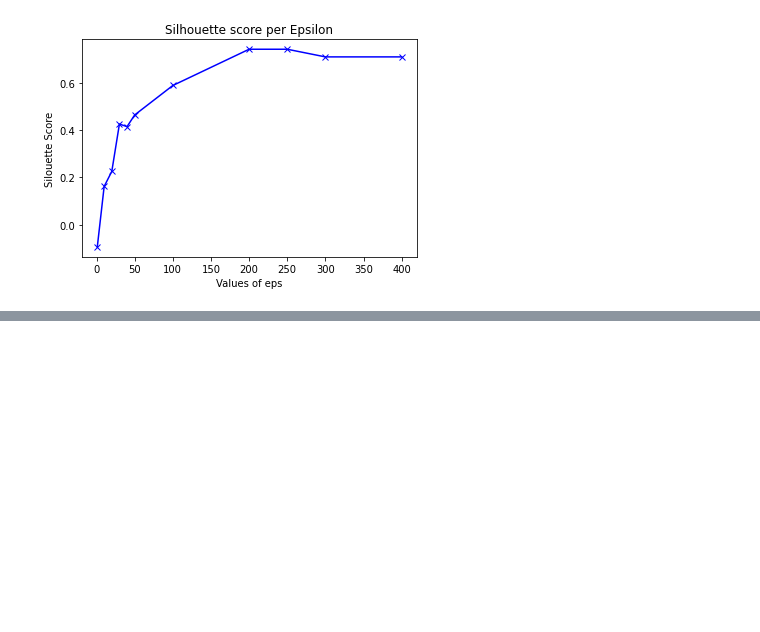
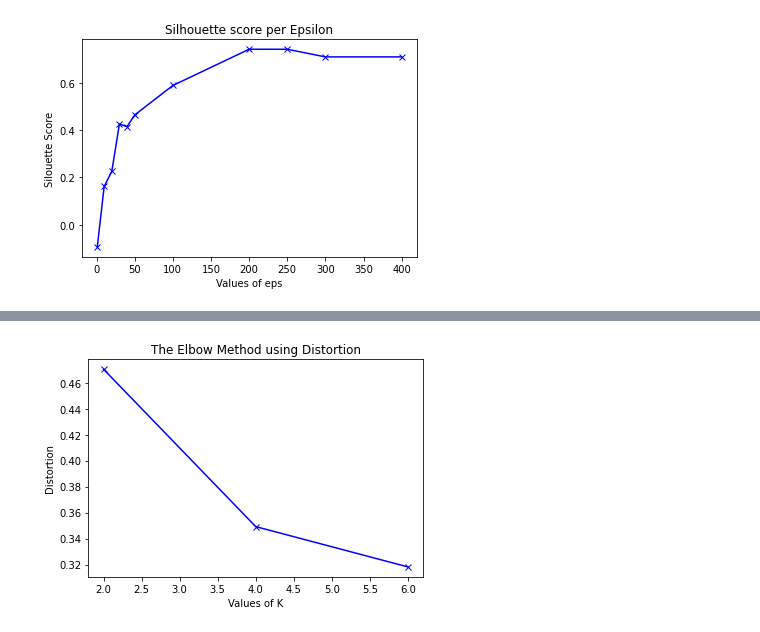
Before and after one commit to hahahannes/rna-clustering, a Jupyter notebook: notebook.ipynb, the cells around one changed output, grey strips where cells are left out. Saved outputs shown, nothing was run; the diff lists cells and outputs as text; code cells hidden in the pictures; blank space fills up the shorter version.

```diff
--- a/notebook.ipynb
+++ b/notebook.ipynb
@@ -63 +64,8 @@ find_best_number_clusters(df)
+# %%
+df = df_all[['number_exons', 'length_from_pos', 'ratio_t']]
+k = [2, 4, 6]
+best_k, scores = find_best_number_clusters(df, k)
+plot_elbow(k, scores)
+# %% [output]
+[figure, added]
 # %%
```
Also changed, not shown: parts of 17 cells of this notebook, 2 other files.
